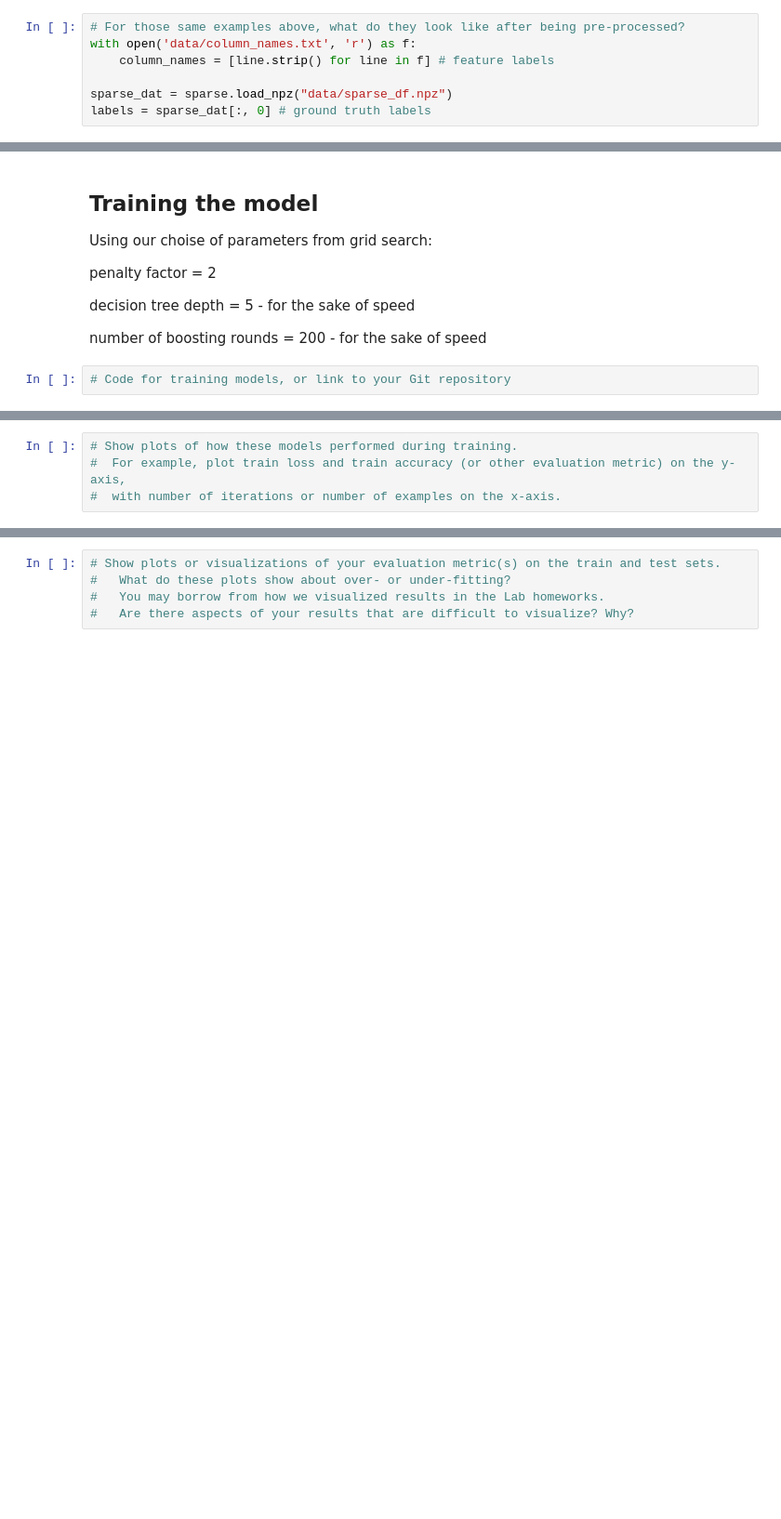
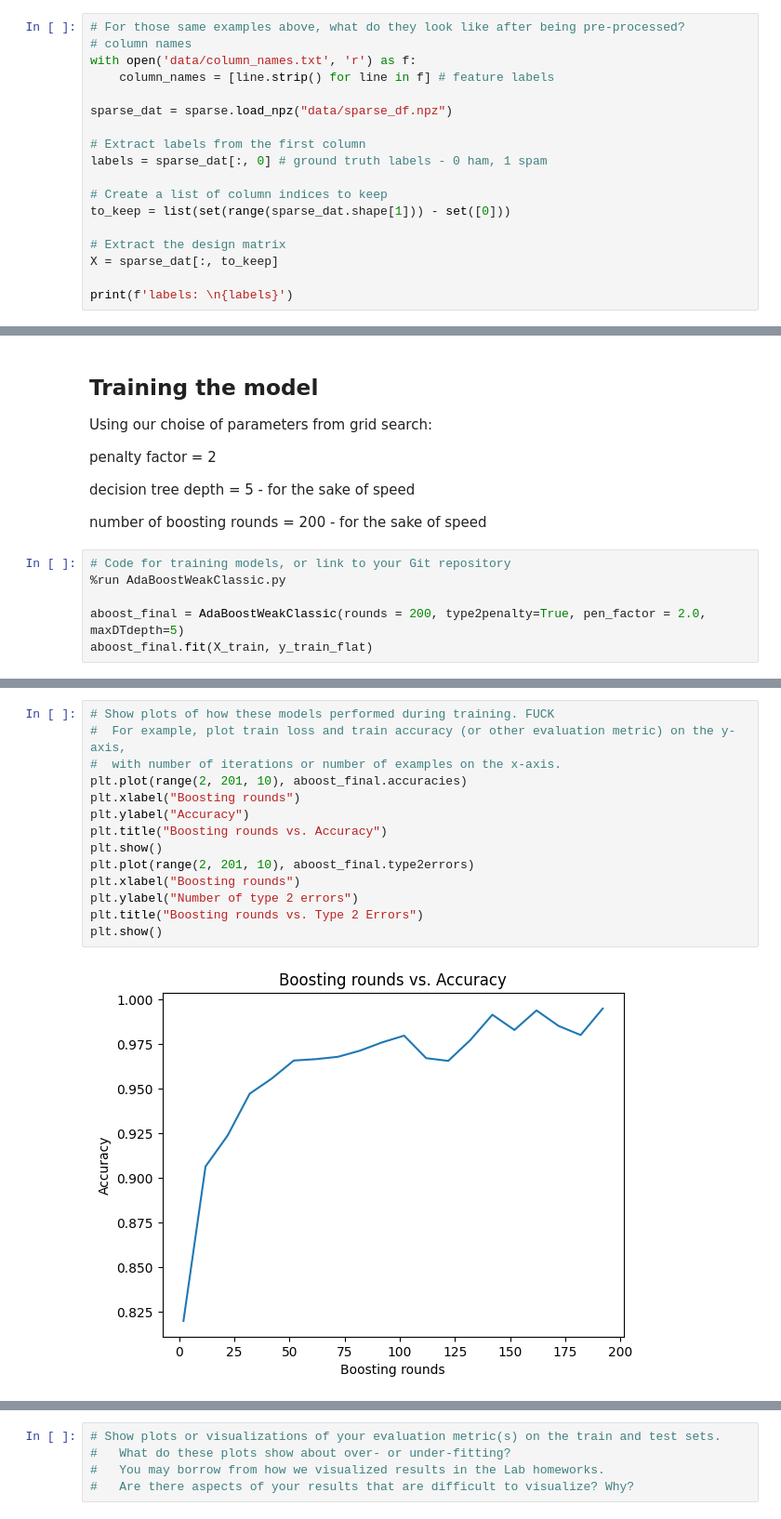
Before and after one commit to JonathanYe3/ML_duh_guyz, a Jupyter notebook: Final_Project_Submission_Template.ipynb, the cells around one changed output, grey strips where cells are left out. Shown at 93% size. Saved outputs shown, nothing was run; the diff lists cells and outputs as text; blank space fills up the shorter version.

Commit message:
plots

```diff
--- a/Final_Project_Submission_Template.ipynb
+++ b/Final_Project_Submission_Template.ipynb
@@ -100,7 +118,18 @@ Are your features continuous or categorical? How do you treat these features dif
 # %%
 # For those same examples above, what do they look like after being pre-processed?
+# column names
 with open('data/column_names.txt', 'r') as f:
     column_names = [line.strip() for line in f] # feature labels
 
 sparse_dat = sparse.load_npz("data/sparse_df.npz")
-labels = sparse_dat[:, 0] # ground truth labels
+
+# Extract labels from the first column
+labels = sparse_dat[:, 0] # ground truth labels - 0 ham, 1 spam
+
+# Create a list of column indices to keep
+to_keep = list(set(range(sparse_dat.shape[1])) - set([0]))
+
+# Extract the design matrix
+X = sparse_dat[:, to_keep]
+
+print(f'labels: \n{labels}')
@@ -238,3 +305,7 @@ decision tree depth = 5 - for the sake of speed
 number of boosting rounds = 200 - for the sake of speed
 # %%
 # Code for training models, or link to your Git repository
+%run AdaBoostWeakClassic.py
+
+aboost_final = AdaBoostWeakClassic(rounds = 200, type2penalty=True, pen_factor = 2.0, maxDTdepth=5)
+aboost_final.fit(X_train, y_train_flat)
@@ -241,4 +328,16 @@ number of boosting rounds = 200 - for the sake of speed
 # %%
-# Show plots of how these models performed during training.
+# Show plots of how these models performed during training. FUCK
 #  For example, plot train loss and train accuracy (or other evaluation metric) on the y-axis,
 #  with number of iterations or number of examples on the x-axis.
+plt.plot(range(2, 201, 10), aboost_final.accuracies)
+plt.xlabel("Boosting rounds")
+plt.ylabel("Accuracy")
+plt.title("Boosting rounds vs. Accuracy")
+plt.show()
+plt.plot(range(2, 201, 10), aboost_final.type2errors)
+plt.xlabel("Boosting rounds")
+plt.ylabel("Number of type 2 errors")
+plt.title("Boosting rounds vs. Type 2 Errors")
+plt.show()
+# %% [output]
+[figure, added]
```
Also changed, not shown: parts of 9 cells of this notebook, 1 other file.
